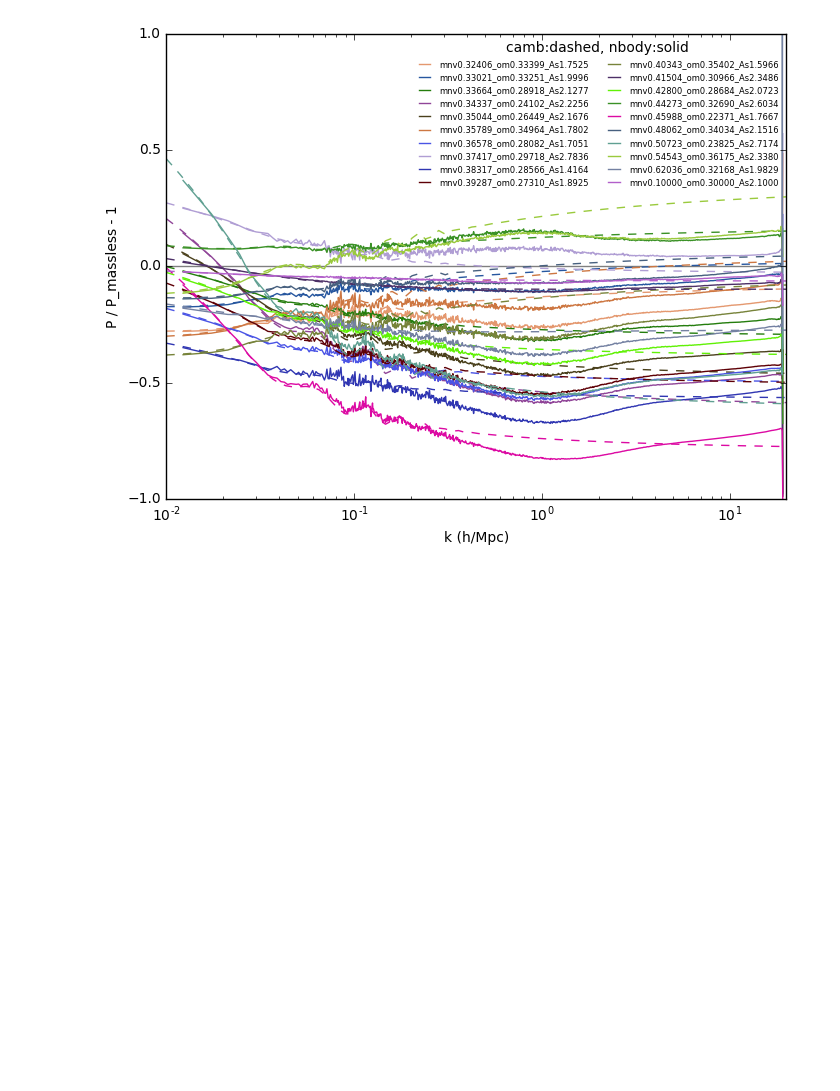
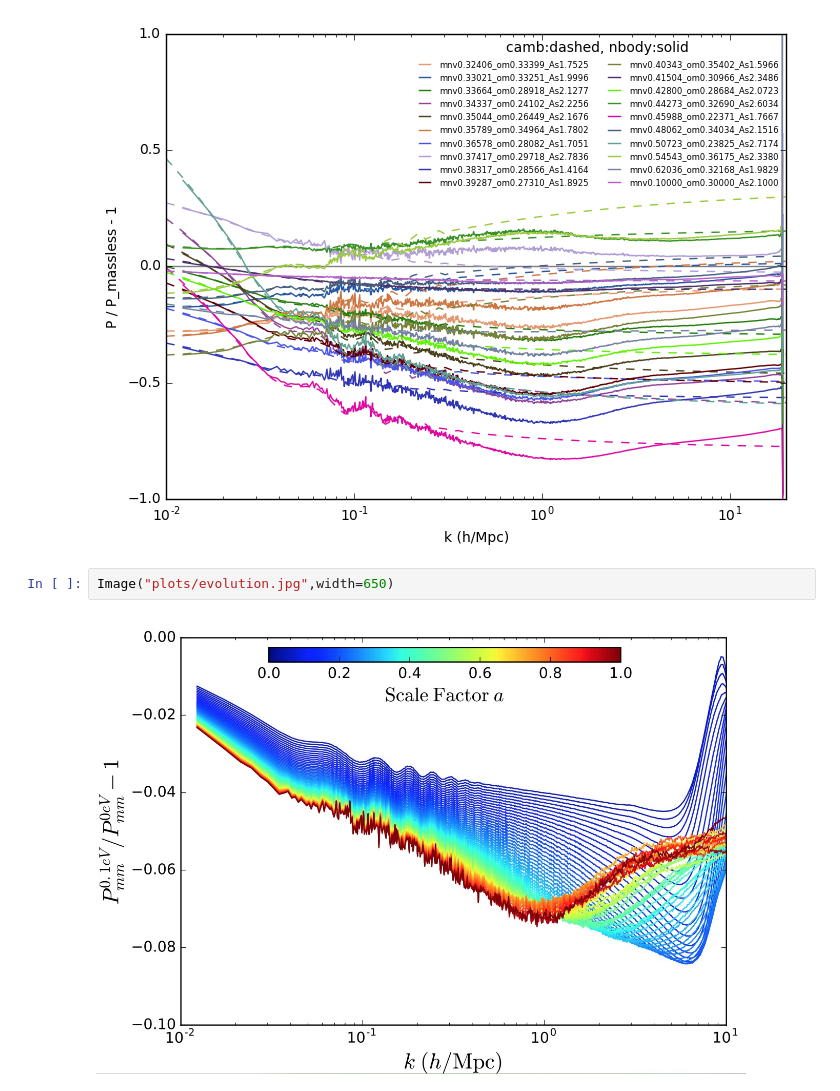
Before and after one commit to liuxx479/neutrino-batch, a Jupyter notebook: plot-matterps.ipynb, the cells around one changed output. Cells and saved outputs as stored; diff of their text form; blank space fills up the shorter version.

Commit message:
add evolution plot

```diff
--- a/plot-matterps.ipynb
+++ b/plot-matterps.ipynb
@@ -419,3 +419,7 @@ for i in arange(0, len(params)-1,20):
 [figure]
 [figure]
 [figure]
+# %%
+Image("plots/evolution.jpg",width=650)
+# %% [output]
+[figure, added]
```
Also changed, not shown: parts of 2 cells of this notebook.
